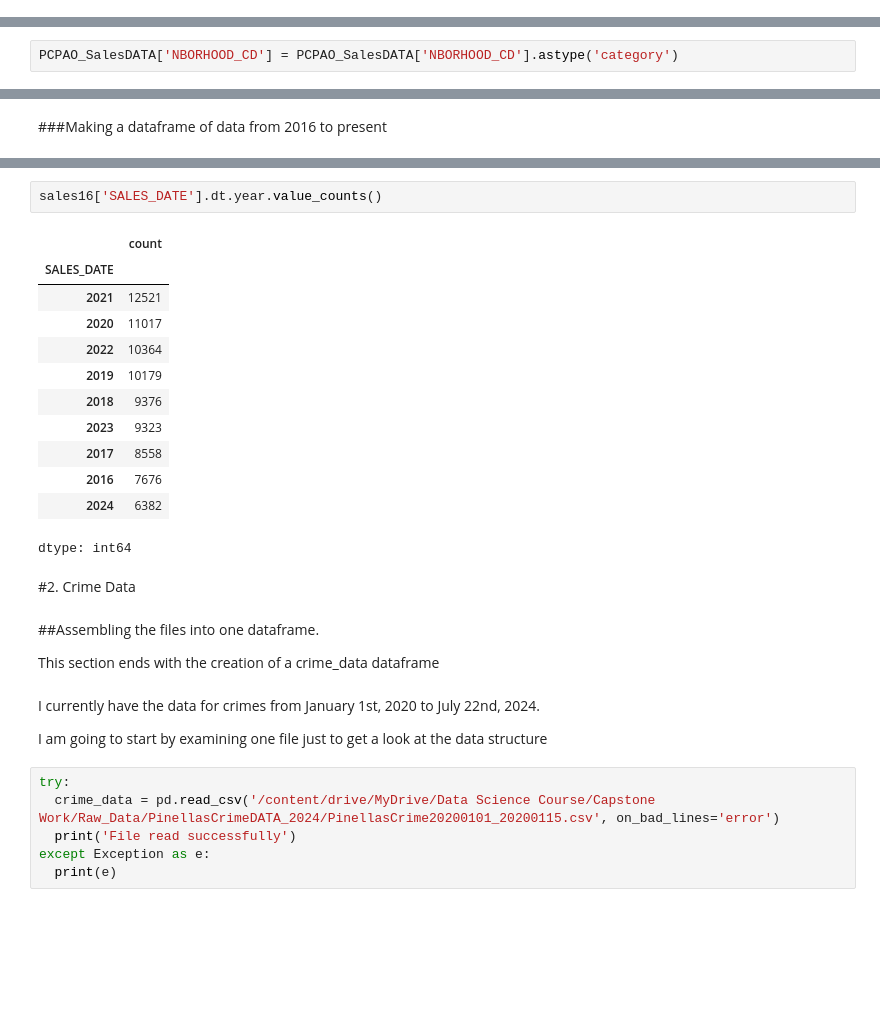
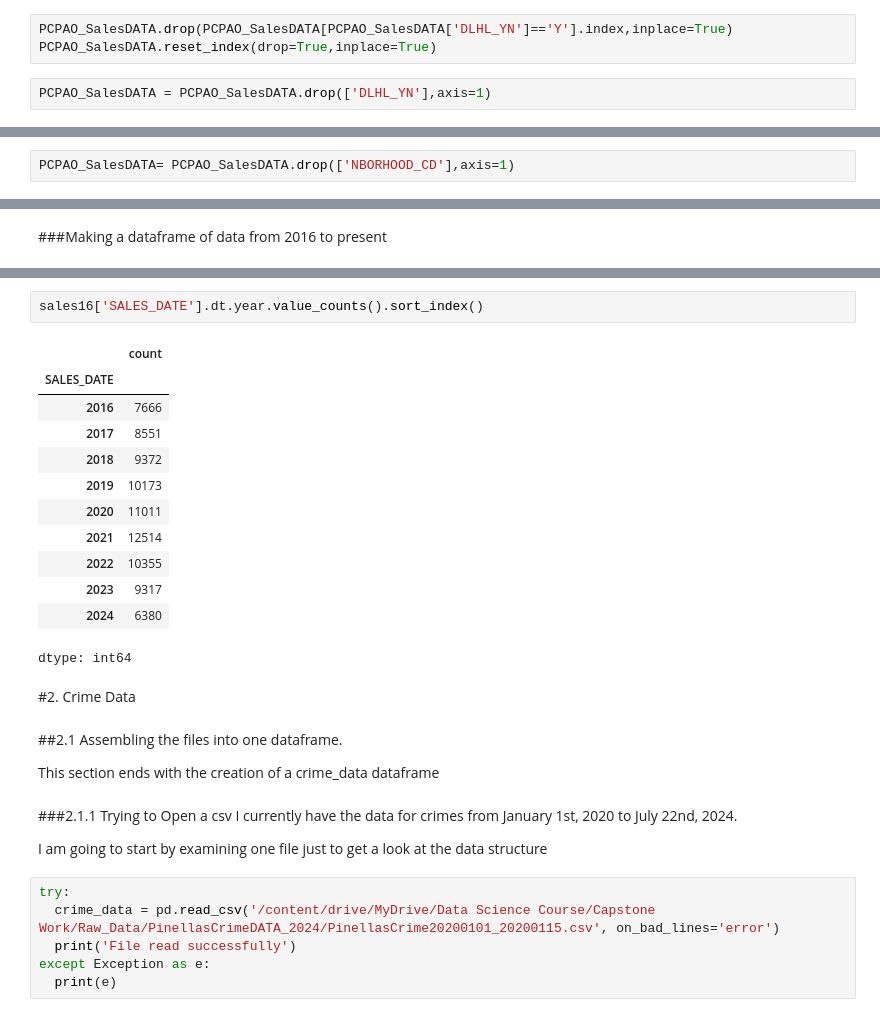
Before and after one commit to spenser-withans/CapstoneProject, a Jupyter notebook: Notebooks/Data_Wrangling.ipynb, the cells around one changed output, grey strips where cells are left out. Cells and saved outputs as stored; diff of their text form; blank space fills up the shorter version.

Commit message:
Organized notebook. Improved the PCPAO_SalesDATA work

```diff
--- a/Notebooks/Data_Wrangling.ipynb
+++ b/Notebooks/Data_Wrangling.ipynb
@@ -385 +409,6 @@ PCPAO_SalesDATA['DLHL_YN'] = PCPAO_SalesDATA['DLHL_YN'].astype('category')
+# %%
+PCPAO_SalesDATA.drop(PCPAO_SalesDATA[PCPAO_SalesDATA['DLHL_YN']=='Y'].index,inplace=True)
+PCPAO_SalesDATA.reset_index(drop=True,inplace=True)
+# %%
+PCPAO_SalesDATA = PCPAO_SalesDATA.drop(['DLHL_YN'],axis=1)
 # %% [markdown]
@@ -386,6 +418,6 @@ PCPAO_SalesDATA['DLHL_YN'] = PCPAO_SalesDATA['DLHL_YN'].astype('category')
 NBORHOOD_CD is currently a float when it should be categorical.
 
 [Neighborhood Code ](https://www.pcpao.gov/learn-about/glossary-terms/n)- This code identifies the appraisal "neighborhood" for purposes of establishing the sales comparison approach to value. It may not correspond with your particular subdivision or geographic neighborhood; it is strictly developed for use in the mass appraisal process. When establishing the sales comparison approach to value we use an appraisal area model to obtain an estimate of value. The model can include hundreds of sales. We then review a subset of sales more closely identified with a particular property, referred to as the appraisal neighborhood. We give the greatest emphasis to sales within the appraisal neighborhood through use of a neighborhood "factor." Through statistical analysis of all of these sales, we establish sales comparison values that account for different property characteristics (such as location, size, amenities, construction quality, view, etc.).
-# %%
-PCPAO_SalesDATA['NBORHOOD_CD'] = PCPAO_SalesDATA['NBORHOOD_CD'].astype('category')
+# %%
+PCPAO_SalesDATA= PCPAO_SalesDATA.drop(['NBORHOOD_CD'],axis=1)
 # %% [markdown]
@@ -593,25 +728,26 @@ memory usage: 12.6 MB
 # %%
-sales16['SALES_DATE'].dt.year.value_counts()
+sales16['SALES_DATE'].dt.year.value_counts().sort_index()
 # %% [output]
 |  | count |
 | SALES_DATE |  |
-| 2021 | 12521 |
-| 2020 | 11017 |
-| 2022 | 10364 |
-| 2019 | 10179 |
-| 2018 | 9376 |
-| 2023 | 9323 |
-| 2017 | 8558 |
-| 2016 | 7676 |
-| 2024 | 6382 |
+| 2016 | 7666 |
+| 2017 | 8551 |
+| 2018 | 9372 |
+| 2019 | 10173 |
+| 2020 | 11011 |
+| 2021 | 12514 |
+| 2022 | 10355 |
+| 2023 | 9317 |
+| 2024 | 6380 |
 dtype: int64
 # %% [markdown]
 #2. Crime Data
 # %% [markdown]
-##Assembling the files into one dataframe.
+##2.1 Assembling the files into one dataframe.
 
 This section ends with the creation of a crime_data dataframe
 # %% [markdown]
+###2.1.1 Trying to Open a csv
 I currently have the data for crimes from January 1st, 2020 to July 22nd, 2024.
 
 I am going to start by examining one file just to get a look at the data structure
```
Also changed, not shown: parts of 96 cells of this notebook.
